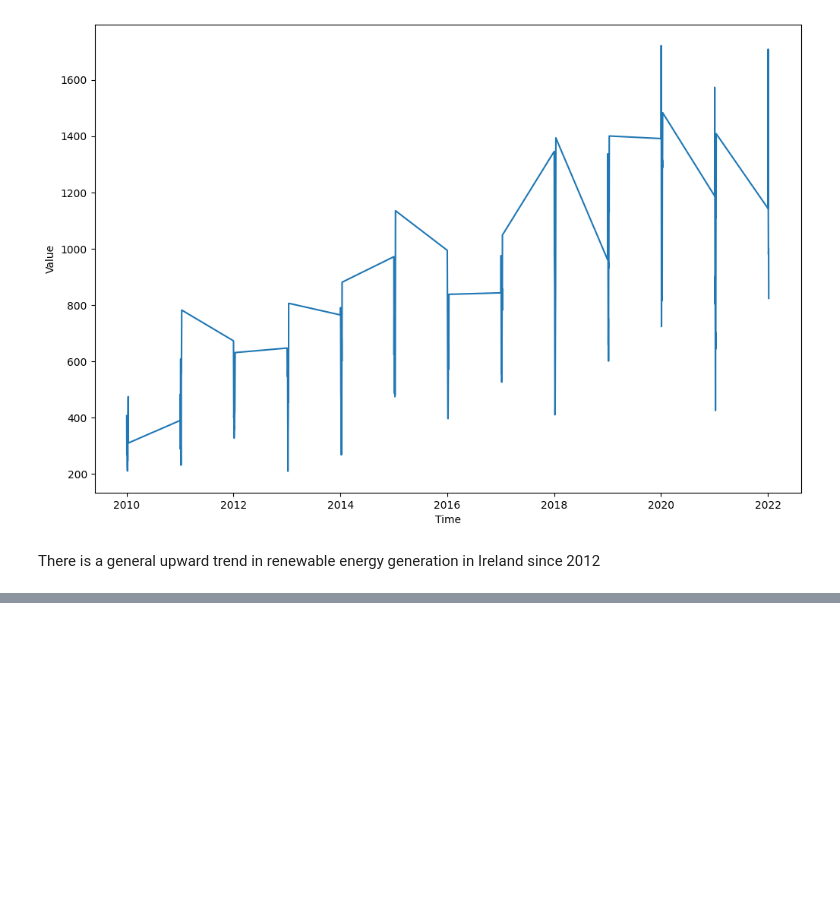
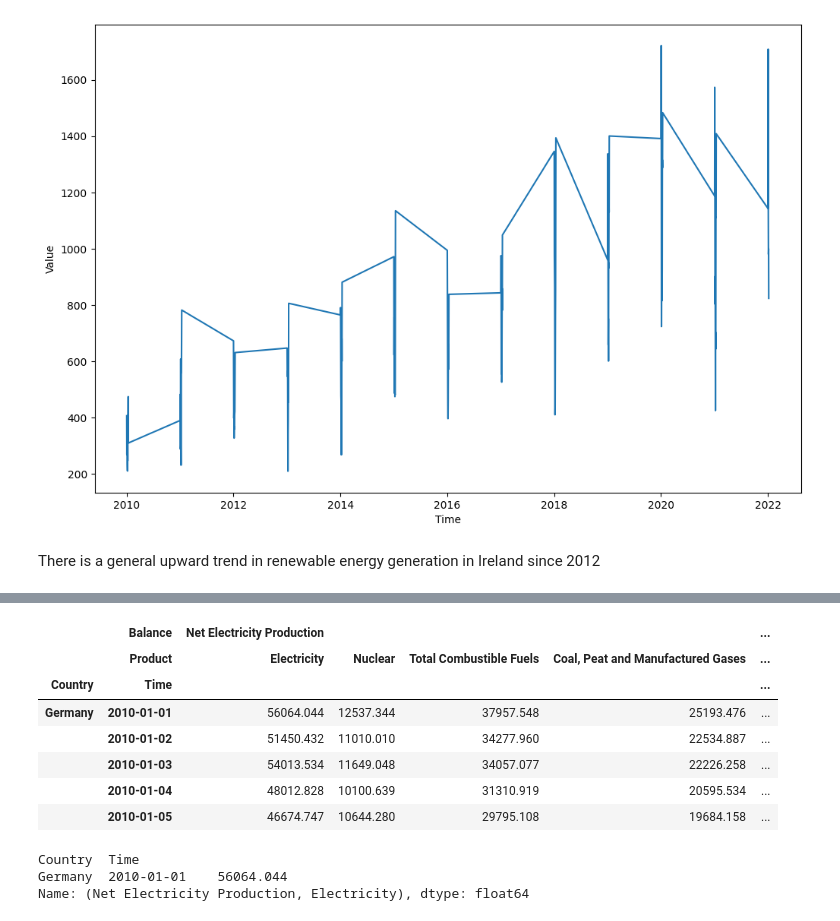
Before and after one commit to sibanda1989/international-energy-statistics-analysis, a Jupyter notebook: ExpIEHS101022.ipynb, the cells around one changed output, grey strips where cells are left out. Saved outputs shown, nothing was run; the diff lists cells and outputs as text; code cells hidden in the pictures; blank space fills up the shorter version.

```diff
--- a/ExpIEHS101022.ipynb
+++ b/ExpIEHS101022.ipynb
@@ -220,0 +264,17 @@ There is a general upward trend in renewable energy generation in Ireland since
+# %%
+pivoted_df.head()
+# %% [output]
+|  | Balance | Net Electricity Production |  |  |  | ... |
+|  | Product | Electricity | Nuclear | Total Combustible Fuels | Coal, Peat and Manufactured Gases | ... |
+| Country | Time |  |  |  |  | ... |
+| Germany | 2010-01-01 | 56064.044 | 12537.344 | 37957.548 | 25193.476 | ... |
+|  | 2010-01-02 | 51450.432 | 11010.010 | 34277.960 | 22534.887 | ... |
+|  | 2010-01-03 | 54013.534 | 11649.048 | 34057.077 | 22226.258 | ... |
+|  | 2010-01-04 | 48012.828 | 10100.639 | 31310.919 | 20595.534 | ... |
+|  | 2010-01-05 | 46674.747 | 10644.280 | 29795.108 | 19684.158 | ... |
+# %%
+pivoted_df.loc[('Germany', '2010-01-01'), ('Net Electricity Production', 'Electricity')]
+# %% [output]
+Country  Time
+Germany  2010-01-01    56064.044
+Name: (Net Electricity Production, Electricity), dtype: float64
```
Also changed, not shown: parts of 20 cells of this notebook.
